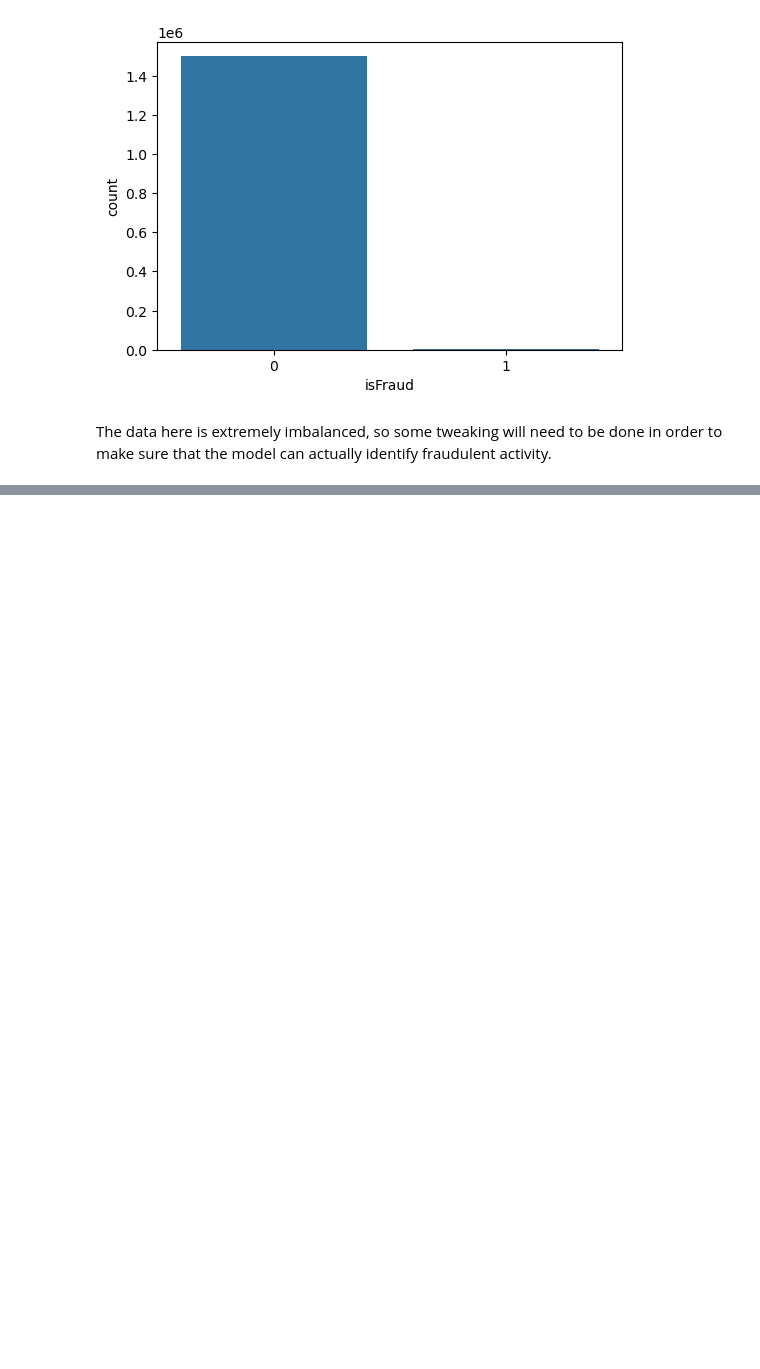
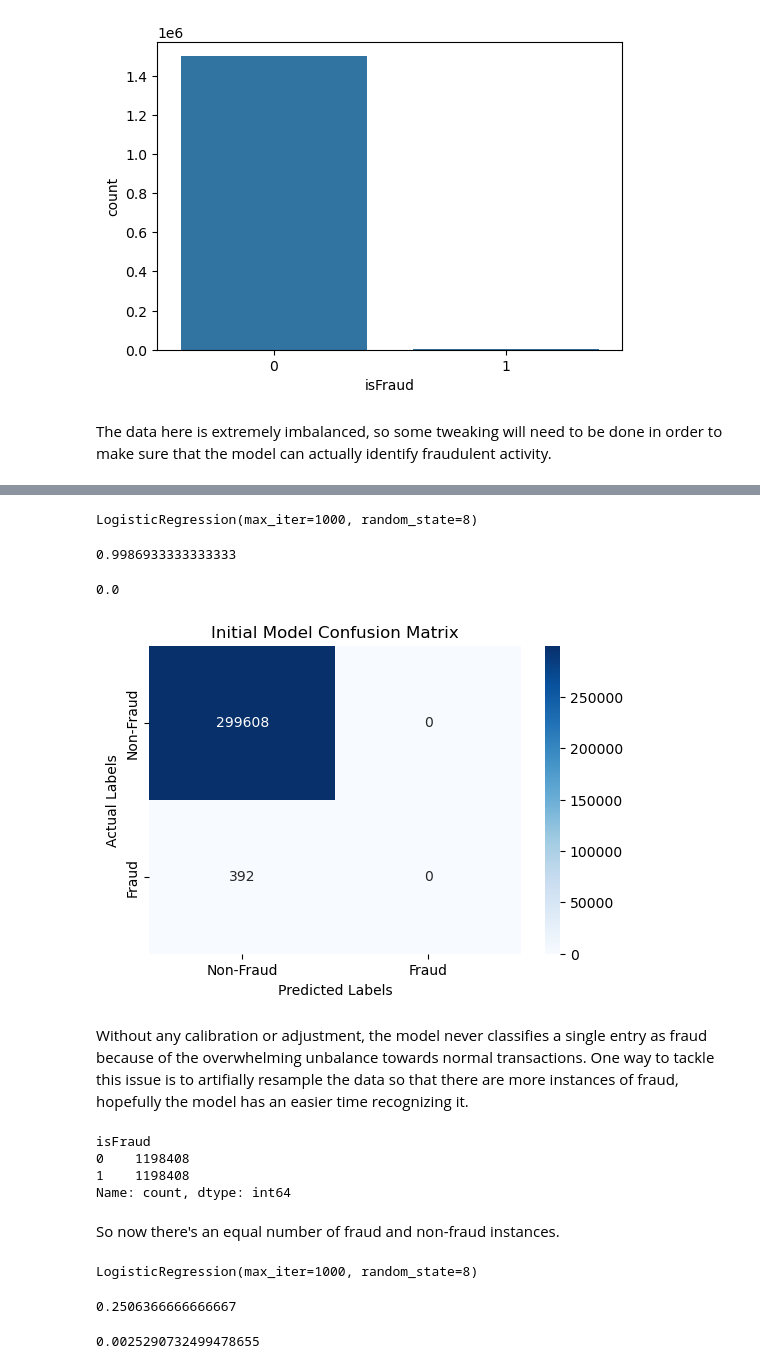
Before and after one commit to WHooper03/Fraud-Detection, a Jupyter notebook: fraud_detection.ipynb, the cells around one changed output, grey strips where cells are left out. Saved outputs shown, nothing was run; the diff lists cells and outputs as text; code cells hidden in the pictures; blank space fills up the shorter version.

Commit message:
Tested linear regression, started RandomForest

```diff
--- a/fraud_detection.ipynb
+++ b/fraud_detection.ipynb
@@ -80,0 +84,33 @@ The data here is extremely imbalanced, so some tweaking will need to be done in
+# %%
+X = data2.drop(['isFraud','step'], axis=1)
+y = data2['isFraud']
+X_train, X_test, y_train, y_test = train_test_split(X, y, test_size=0.2, random_state=8)
+# %%
+#model
+model = LogisticRegression(max_iter=1000, random_state=8)
+# %%
+model.fit(X_train, y_train)
+# %% [output]
+LogisticRegression(max_iter=1000, random_state=8)
+# %%
+y_pred = model.predict(X_test)
+# %%
+accuracy_score(y_test, y_pred)
+# %% [output]
+0.9986933333333333
+# %%
+f1_score(y_test, y_pred)
+# %% [output]
+0.0
+# %%
+cm = confusion_matrix(y_test, y_pred)
+plt.figure(figsize=(6,4))
+seaborn.heatmap(cm, annot=True, fmt='d', cmap='Blues', xticklabels=['Non-Fraud', 'Fraud'], yticklabels=['Non-Fraud', 'Fraud'])
+plt.title('Initial Model Confusion Matrix')
+plt.xlabel('Predicted Labels')
+plt.ylabel('Actual Labels')
+plt.show()
+# %% [output]
+[figure, added]
+# %% [markdown]
+Without any calibration or adjustment, the model never classifies a single entry as fraud because of the overwhelming unbalance towards normal transactions. One way to tackle this issue is to artifially resample the data so that there are more instances of fraud, hopefully the model has an easier time recognizing it.
@@ -80,0 +121,14 @@ The data here is extremely imbalanced, so some tweaking will need to be done in
+# %%
+class_count = y_resampled.value_counts()
+class_count
+# %% [output]
+isFraud
+0    1198408
+1    1198408
+Name: count, dtype: int64
+# %% [markdown]
+So now there's an equal number of fraud and non-fraud instances.
+# %%
+model.fit(X_resamples, y_resampled)
+# %% [output]
+LogisticRegression(max_iter=1000, random_state=8)
@@ -80,0 +137,8 @@ The data here is extremely imbalanced, so some tweaking will need to be done in
+# %%
+accuracy_score(y_test, y_pred_ros)
+# %% [output]
+0.2506366666666667
+# %%
+f1_score(y_test, y_pred_ros)
+# %% [output]
+0.0025290732499478655
```
Also changed, not shown: parts of 33 cells of this notebook.
